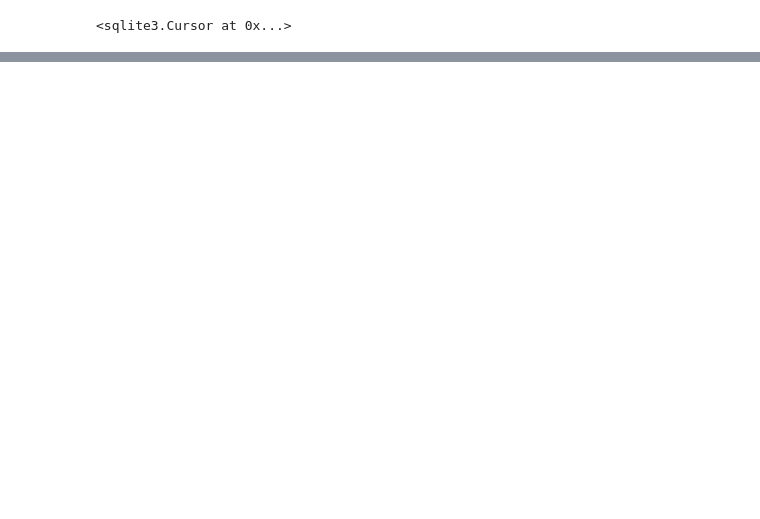
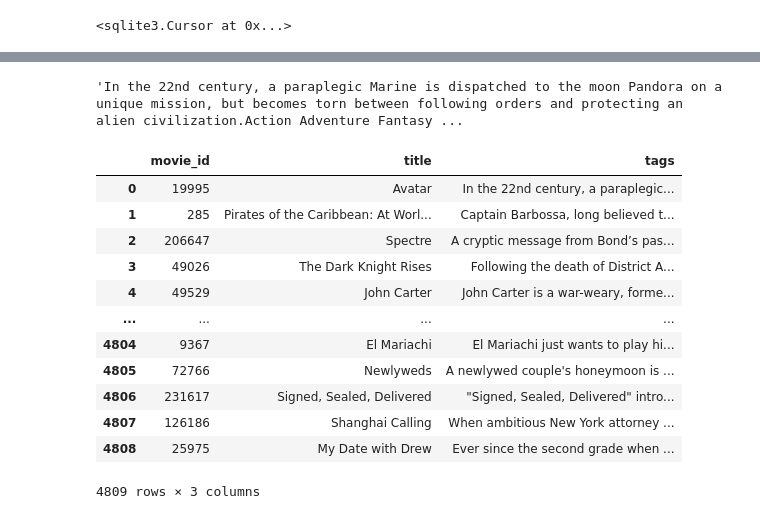
Before and after one commit to 4GeeksAcademy/KNNpractice.-chematudela2, a Jupyter notebook: src/explore.ipynb, the cells around one changed output, grey strips where cells are left out. Drawn from its saved outputs; the diff is of its cells as text; code cells hidden in the pictures; blank space fills up the shorter version.

```diff
--- a/src/explore.ipynb
+++ b/src/explore.ipynb
@@ -44,0 +105,8 @@ INNER JOIN
+# %%
+# trabajamos cada columna. El formato de las celdas es json, por medio de .apply y lamba lo convertimos en listas de texto y elegimos los valores que queremos
+
+df_joined_chosen["genres"] = df_joined_chosen["genres"].apply(lambda x:[ item["name"] for item in json.loads(x)])
+df_joined_chosen["keywords"] = df_joined_chosen["keywords"].apply(lambda x:[ item["name"] for item in json.loads(x)])
+df_joined_chosen["cast"] = df_joined_chosen["cast"].apply(lambda x:[ item["name"] for item in json.loads(x)][0:3:1])
+df_joined_chosen["crew"]= df_joined_chosen["crew"].apply(lambda x: [crew['name'] for crew in json.loads(x) if crew['job'] == 'Director'])
+#df_joined_chosen["overview"]= df_joined_chosen["overview"].apply(lambda x: [x])
@@ -44,0 +134,11 @@ INNER JOIN
+# %%
+#No hacer caso. Son pruebas.
+
+#df_joined_chosen['overview'] = [str(i) for i in df_joined_chosen['overview']]
+#df_joined_chosen["overview"] = df_joined_chosen["overview"].apply(lambda x: [str(x)])
+
+#df_joined_chosen["overview"] = df_joined_chosen["overview"].astype(str)
+'''df_joined_chosen["genres"] = df_joined_chosen["genres"].astype(str)
+df_joined_chosen["keywords"] = df_joined_chosen["keywords"].astype(str)
+df_joined_chosen["cast"] = df_joined_chosen["cast"].astype(str)
+df_joined_chosen["crew"] = df_joined_chosen["crew"].astype(str)'''
@@ -44,0 +165,9 @@ INNER JOIN
+# %%
+# después de pasar de json a listas, ahora convertimos cada celda en un unico texto (en lugar de listas de textos)
+
+#df_joined_chosen["overview"] = df_joined_chosen["overview"].apply(lambda x: ' '.join(x))
+df_joined_chosen["genres"] = df_joined_chosen["genres"].apply(lambda x: ' '.join(x))
+df_joined_chosen["keywords"] = df_joined_chosen["keywords"].apply(lambda x: ' '.join(x))
+df_joined_chosen["cast"] = df_joined_chosen["cast"].apply(lambda x: ' '.join(x))
+
+df_joined_chosen["crew"] = df_joined_chosen["crew"].apply(lambda x: ' '.join(x))
@@ -44,0 +212,4 @@ INNER JOIN
+# %%
+#combinamos los campos que queremos en uno solo.
+
+df_joined_chosen['tags'] = df_joined_chosen["overview"]+df_joined_chosen["genres"]+df_joined_chosen["keywords"]+df_joined_chosen["cast"]+df_joined_chosen["crew"]
@@ -44,0 +222,23 @@ INNER JOIN
+# %%
+#info
+df_joined_chosen["tags"][0]
+# %% [output]
+'In the 22nd century, a paraplegic Marine is dispatched to the moon Pandora on a unique mission, but becomes torn between following orders and protecting an alien civilization.Action Adventure Fantasy ...
+# %%
+# dejamos dataframe más ordenado con la info que vamos a necesitar.
+df_joined_chosen_2 = df_joined_chosen[["movie_id","title","tags"]]
+df_joined_chosen_2
+# %% [output]
+|  | movie_id | title | tags |
+| 0 | 19995 | Avatar | In the 22nd century, a paraplegic... |
+| 1 | 285 | Pirates of the Caribbean: At Worl... | Captain Barbossa, long believed t... |
+| 2 | 206647 | Spectre | A cryptic message from Bond’s pas... |
+| 3 | 49026 | The Dark Knight Rises | Following the death of District A... |
+| 4 | 49529 | John Carter | John Carter is a war-weary, forme... |
+| ... | ... | ... | ... |
+| 4804 | 9367 | El Mariachi | El Mariachi just wants to play hi... |
+| 4805 | 72766 | Newlyweds | A newlywed couple's honeymoon is ... |
+| 4806 | 231617 | Signed, Sealed, Delivered | "Signed, Sealed, Delivered" intro... |
+| 4807 | 126186 | Shanghai Calling | When ambitious New York attorney ... |
+| 4808 | 25975 | My Date with Drew | Ever since the second grade when ... |
+4809 rows × 3 columns
```
Also changed, not shown: parts of 30 cells of this notebook, 1 other file.
